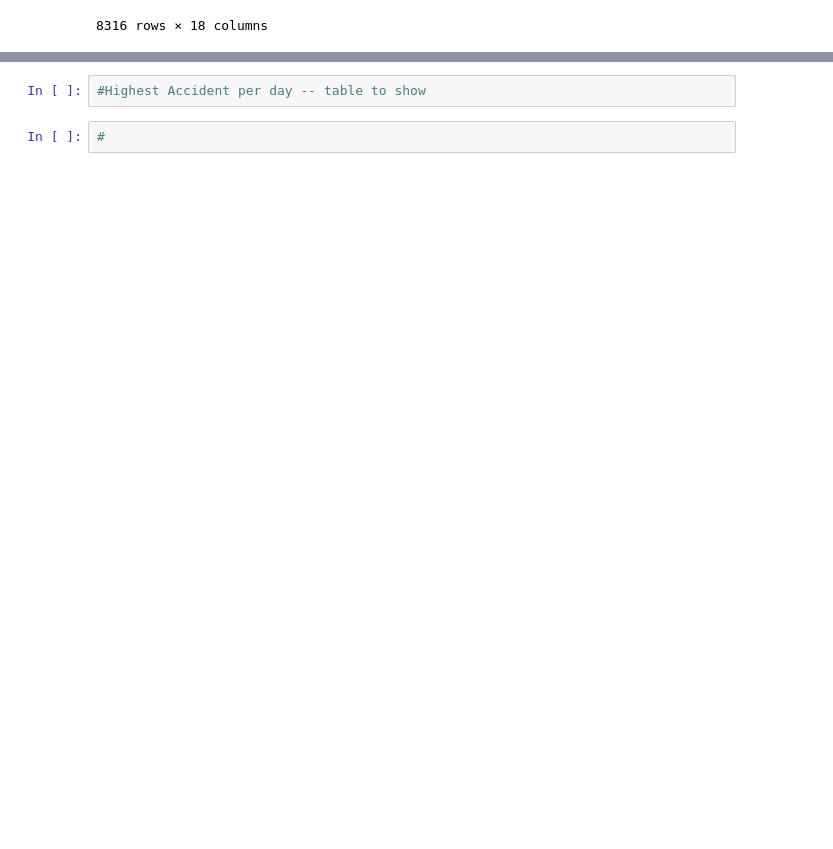
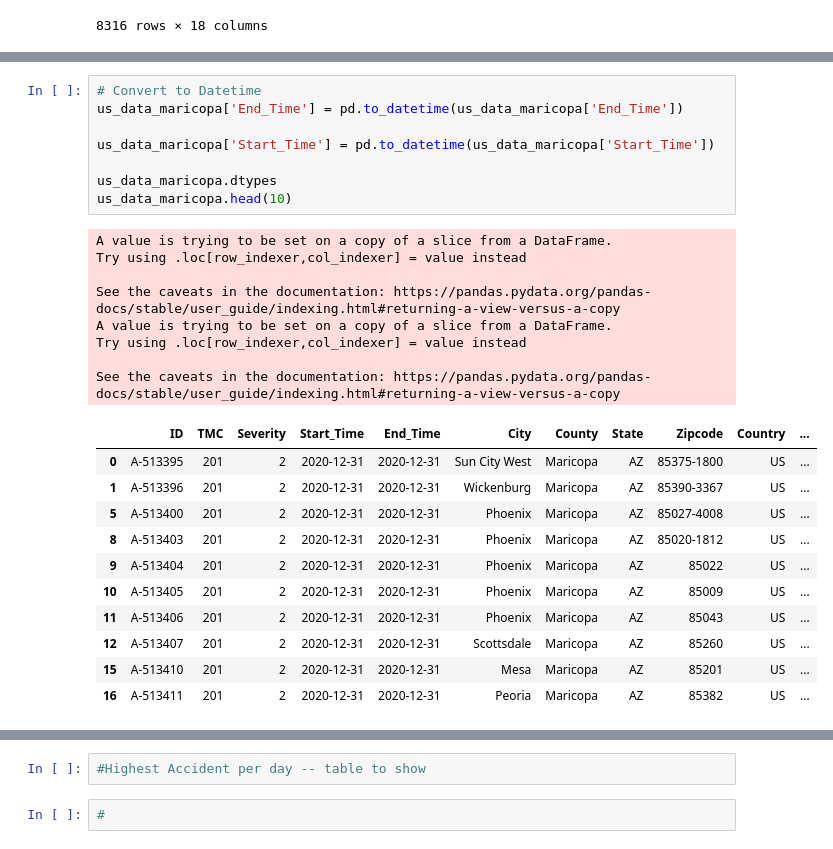
Before and after one commit to samantha8990/Project-1, a Jupyter notebook: JupiterNotebook.ipynb, the cells around one changed output, grey strips where cells are left out. Saved outputs shown, nothing was run; the diff lists cells and outputs as text; blank space fills up the shorter version.

```diff
--- a/JupiterNotebook.ipynb
+++ b/JupiterNotebook.ipynb
@@ -71,3 +72,31 @@ See the caveats in the documentation: https://pandas.pydata.org/pandas-docs/stab
 | 15094 | A-1048131 | 201 | 2 | 10/9/2019 | 10/9/2019 | Tempe | Maricopa | AZ | 85283 | US | ... |
 | 15095 | A-1048132 | 201 | 2 | 10/9/2019 | 10/9/2019 | Tempe | Maricopa | AZ | 85281-3715 | US | ... |
 8316 rows × 18 columns
+# %%
+# Convert to Datetime
+us_data_maricopa['End_Time'] = pd.to_datetime(us_data_maricopa['End_Time'])
+
+us_data_maricopa['Start_Time'] = pd.to_datetime(us_data_maricopa['Start_Time'])
+
+us_data_maricopa.dtypes
+us_data_maricopa.head(10)
+# %% [output]
+A value is trying to be set on a copy of a slice from a DataFrame.
+Try using .loc[row_indexer,col_indexer] = value instead
+
+See the caveats in the documentation: https://pandas.pydata.org/pandas-docs/stable/user_guide/indexing.html#returning-a-view-versus-a-copy
+A value is trying to be set on a copy of a slice from a DataFrame.
+Try using .loc[row_indexer,col_indexer] = value instead
+
+See the caveats in the documentation: https://pandas.pydata.org/pandas-docs/stable/user_guide/indexing.html#returning-a-view-versus-a-copy
+|  | ID | TMC | Severity | Start_Time | End_Time | City | County | State | Zipcode | Country | ... |
+| 0 | A-513395 | 201 | 2 | 2020-12-31 | 2020-12-31 | Sun City West | Maricopa | AZ | 85375-1800 | US | ... |
+| 1 | A-513396 | 201 | 2 | 2020-12-31 | 2020-12-31 | Wickenburg | Maricopa | AZ | 85390-3367 | US | ... |
+| 5 | A-513400 | 201 | 2 | 2020-12-31 | 2020-12-31 | Phoenix | Maricopa | AZ | 85027-4008 | US | ... |
+| 8 | A-513403 | 201 | 2 | 2020-12-31 | 2020-12-31 | Phoenix | Maricopa | AZ | 85020-1812 | US | ... |
+| 9 | A-513404 | 201 | 2 | 2020-12-31 | 2020-12-31 | Phoenix | Maricopa | AZ | 85022 | US | ... |
+| 10 | A-513405 | 201 | 2 | 2020-12-31 | 2020-12-31 | Phoenix | Maricopa | AZ | 85009 | US | ... |
+| 11 | A-513406 | 201 | 2 | 2020-12-31 | 2020-12-31 | Phoenix | Maricopa | AZ | 85043 | US | ... |
+| 12 | A-513407 | 201 | 2 | 2020-12-31 | 2020-12-31 | Scottsdale | Maricopa | AZ | 85260 | US | ... |
+| 15 | A-513410 | 201 | 2 | 2020-12-31 | 2020-12-31 | Mesa | Maricopa | AZ | 85201 | US | ... |
+| 16 | A-513411 | 201 | 2 | 2020-12-31 | 2020-12-31 | Peoria | Maricopa | AZ | 85382 | US | ... |
```
Also changed, not shown: parts of 4 cells of this notebook.
